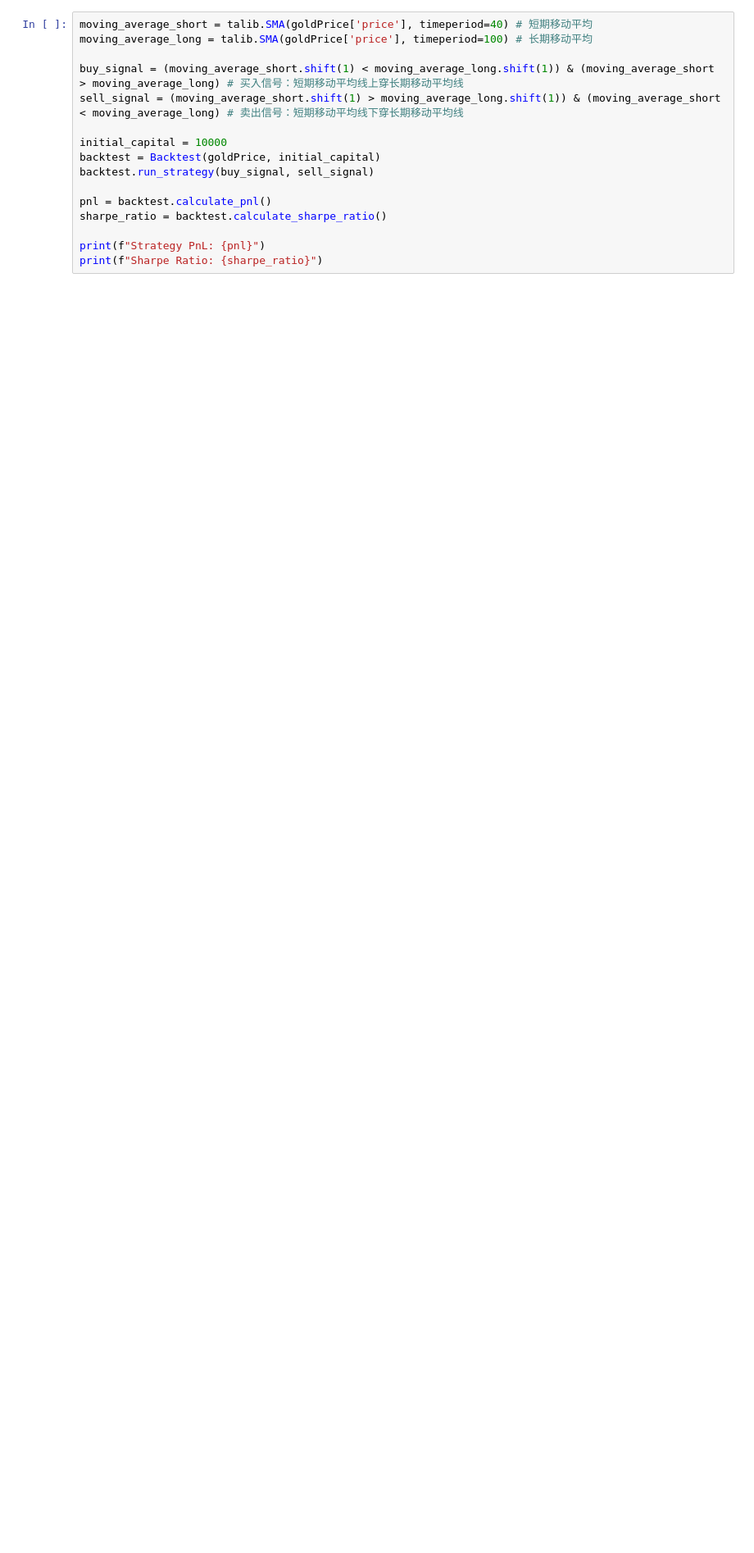
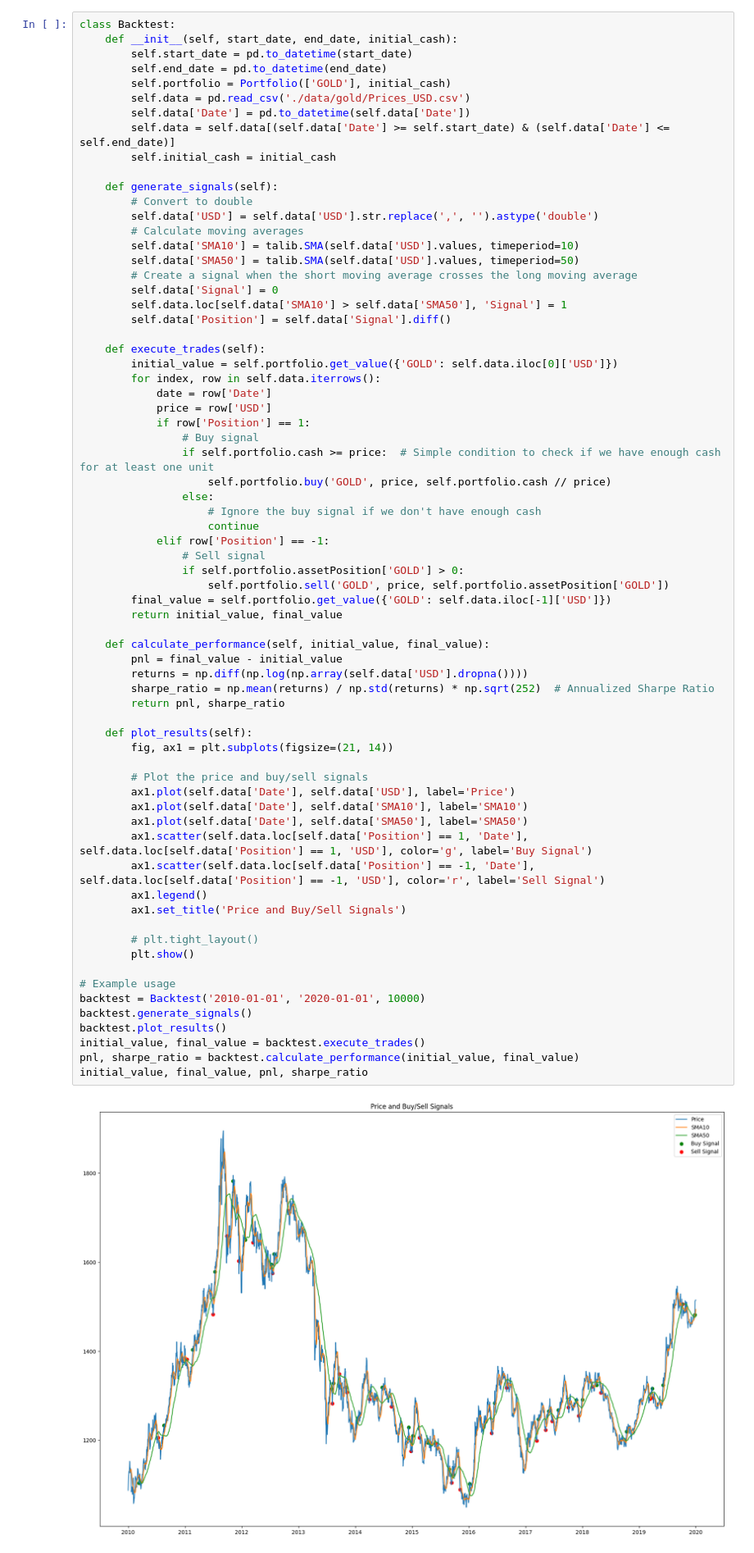
Before and after one commit to XiaoYunhan/Gold-CTA-Strategy, a Jupyter notebook: Strategy.ipynb, the cells around one changed output. Shown at 82% size. Cells and saved outputs as stored; diff of their text form; blank space fills up the shorter version.

Commit message:
fix Portfolio and Backtest classes

```diff
--- a/Strategy.ipynb
+++ b/Strategy.ipynb
@@ -64,16 +38,71 @@ goldPrice = goldPrice[(goldPrice.index >= '1980-01-01') & (goldPrice.index <= '2
-# %%
-moving_average_short = talib.SMA(goldPrice['price'], timeperiod=40) # 短期移动平均
-moving_average_long = talib.SMA(goldPrice['price'], timeperiod=100) # 长期移动平均
-
-buy_signal = (moving_average_short.shift(1) < moving_average_long.shift(1)) & (moving_average_short > moving_average_long) # 买入信号：短期移动平均线上穿长期移动平均线
-sell_signal = (moving_average_short.shift(1) > moving_average_long.shift(1)) & (moving_average_short < moving_average_long) # 卖出信号：短期移动平均线下穿长期移动平均线
-
-initial_capital = 10000
-backtest = Backtest(goldPrice, initial_capital)
-backtest.run_strategy(buy_signal, sell_signal)
-
-pnl = backtest.calculate_pnl()
-sharpe_ratio = backtest.calculate_sharpe_ratio()
-
-print(f"Strategy PnL: {pnl}")
-print(f"Sharpe Ratio: {sharpe_ratio}")
+# %%
+class Backtest:
+    def __init__(self, start_date, end_date, initial_cash):
+        self.start_date = pd.to_datetime(start_date)
+        self.end_date = pd.to_datetime(end_date)
+        self.portfolio = Portfolio(['GOLD'], initial_cash)
+        self.data = pd.read_csv('./data/gold/Prices_USD.csv')
+        self.data['Date'] = pd.to_datetime(self.data['Date'])
+        self.data = self.data[(self.data['Date'] >= self.start_date) & (self.data['Date'] <= self.end_date)]
+        self.initial_cash = initial_cash
+
+    def generate_signals(self):
+        # Convert to double
+        self.data['USD'] = self.data['USD'].str.replace(',', '').astype('double')
+        # Calculate moving averages
+        self.data['SMA10'] = talib.SMA(self.data['USD'].values, timeperiod=10)
+        self.data['SMA50'] = talib.SMA(self.data['USD'].values, timeperiod=50)
+        # Create a signal when the short moving average crosses the long moving average
+        self.data['Signal'] = 0
+        self.data.loc[self.data['SMA10'] > self.data['SMA50'], 'Signal'] = 1
+        self.data['Position'] = self.data['Signal'].diff()
+
+    def execute_trades(self):
+        initial_value = self.portfolio.get_value({'GOLD': self.data.iloc[0]['USD']})
+        for index, row in self.data.iterrows():
+            date = row['Date']
+            price = row['USD']
+            if row['Position'] == 1:
+                # Buy signal
+                if self.portfolio.cash >= price:  # Simple condition to check if we have enough cash for at least one unit
+                    self.portfolio.buy('GOLD', price, self.portfolio.cash // price)
+                else:
+                    # Ignore the buy signal if we don't have enough cash
+                    continue
+            elif row['Position'] == -1:
+                # Sell signal
+                if self.portfolio.assetPosition['GOLD'] > 0:
+                    self.portfolio.sell('GOLD', price, self.portfolio.assetPosition['GOLD'])
+        final_value = self.portfolio.get_value({'GOLD': self.data.iloc[-1]['USD']})
+        return initial_value, final_value
+
+    def calculate_performance(self, initial_value, final_value):
+        pnl = final_value - initial_value
+        returns = np.diff(np.log(np.array(self.data['USD'].dropna())))
+        sharpe_ratio = np.mean(returns) / np.std(returns) * np.sqrt(252)  # Annualized Sharpe Ratio
+        return pnl, sharpe_ratio
+
+    def plot_results(self):
+        fig, ax1 = plt.subplots(figsize=(21, 14))
+
+        # Plot the price and buy/sell signals
+        ax1.plot(self.data['Date'], self.data['USD'], label='Price')
+        ax1.plot(self.data['Date'], self.data['SMA10'], label='SMA10')
+        ax1.plot(self.data['Date'], self.data['SMA50'], label='SMA50')
+        ax1.scatter(self.data.loc[self.data['Position'] == 1, 'Date'], self.data.loc[self.data['Position'] == 1, 'USD'], color='g', label='Buy Signal')
+        ax1.scatter(self.data.loc[self.data['Position'] == -1, 'Date'], self.data.loc[self.data['Position'] == -1, 'USD'], color='r', label='Sell Signal')
+        ax1.legend()
+        ax1.set_title('Price and Buy/Sell Signals')
+
+        # plt.tight_layout()
+        plt.show()
+
+# Example usage
+backtest = Backtest('2010-01-01', '2020-01-01', 10000)
+backtest.generate_signals()
+backtest.plot_results()
+initial_value, final_value = backtest.execute_trades()
+pnl, sharpe_ratio = backtest.calculate_performance(initial_value, final_value)
+initial_value, final_value, pnl, sharpe_ratio
+# %% [output]
+[figure, added]
```
Also changed, not shown: parts of 6 cells of this notebook.
